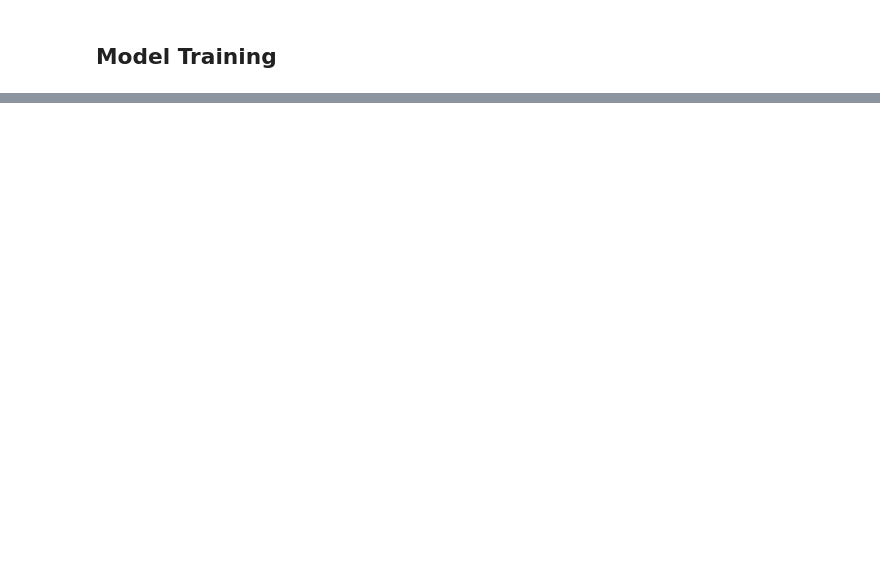
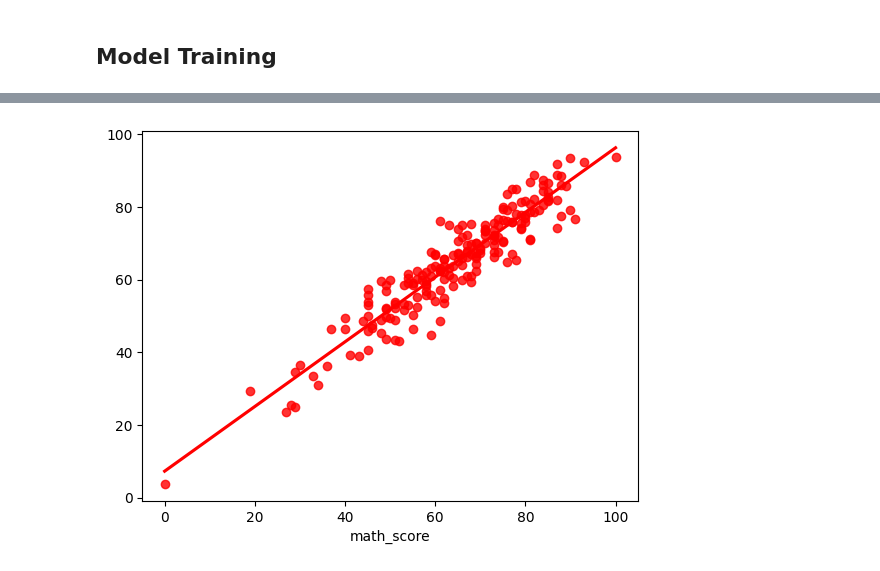
Before and after one commit to akshay5305/mlproject, a Jupyter notebook: notebook/2. MODEL TRAINING.ipynb, the cells around one changed output, grey strips where cells are left out. Saved outputs shown, nothing was run; the diff lists cells and outputs as text; code cells hidden in the pictures; blank space fills up the shorter version.

```diff
--- a/notebook/2. MODEL TRAINING.ipynb
+++ b/notebook/2. MODEL TRAINING.ipynb
@@ -48,0 +154,4 @@ X
+# %%
+sns.regplot(x=y_test,y=y_pred,ci=None,color ='red');
+# %% [output]
+[figure, added]
```
Also changed, not shown: parts of 11 cells of this notebook, 6 other files.
